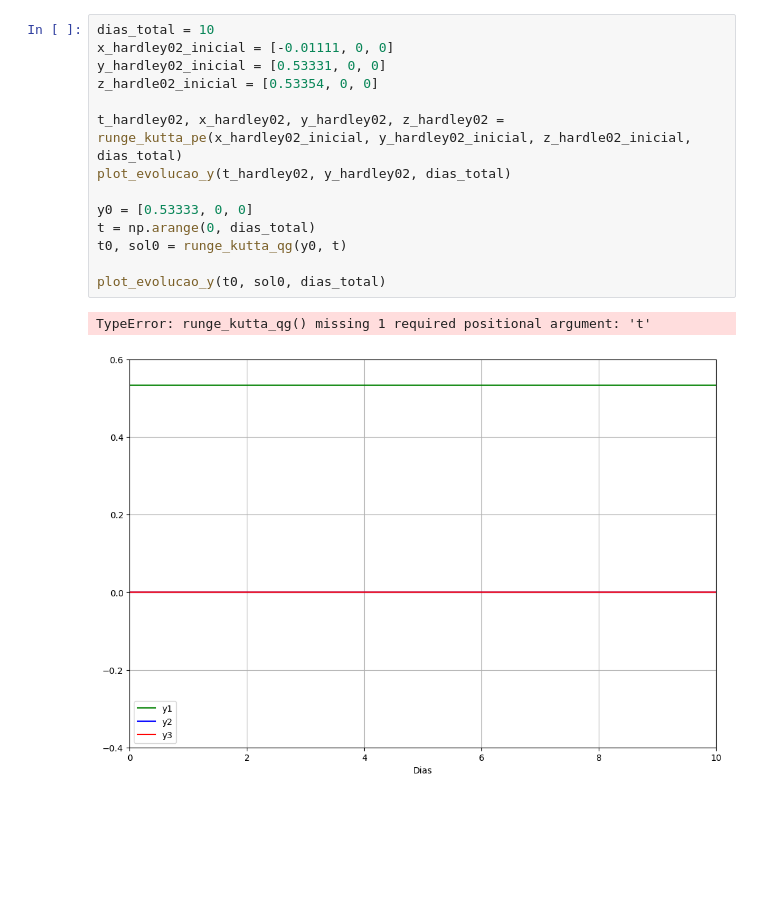
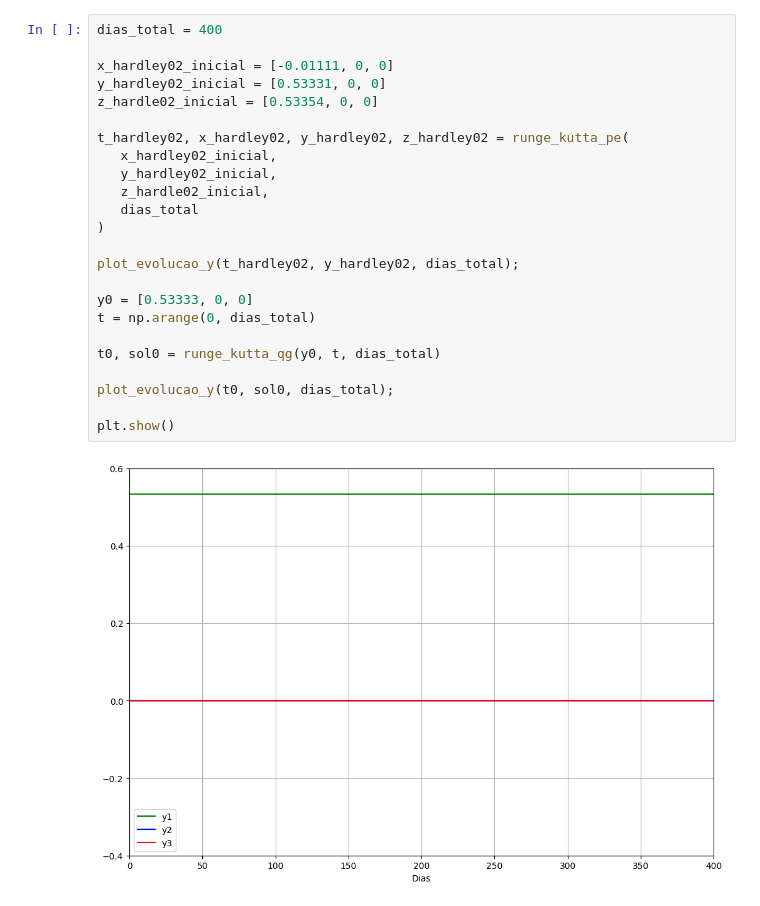
Before and after one commit to lucasamtaylor01/Lorenz80, a Jupyter notebook: 01_src/simulations.ipynb, the cells around one changed output. Drawn from its saved outputs; the diff is of its cells as text; blank space fills up the shorter version.

```diff
--- a/01_src/simulations.ipynb
+++ b/01_src/simulations.ipynb
@@ -236,17 +259,26 @@ plot_y3y1(y_hardley01)
 # %%
-dias_total = 10
+dias_total = 400
+
 x_hardley02_inicial = [-0.01111, 0, 0]
 y_hardley02_inicial = [0.53331, 0, 0]
 z_hardle02_inicial = [0.53354, 0, 0]
 
-t_hardley02, x_hardley02, y_hardley02, z_hardley02 = runge_kutta_pe(x_hardley02_inicial, y_hardley02_inicial, z_hardle02_inicial, dias_total)
-plot_evolucao_y(t_hardley02, y_hardley02, dias_total)
+t_hardley02, x_hardley02, y_hardley02, z_hardley02 = runge_kutta_pe(
+   x_hardley02_inicial,
+   y_hardley02_inicial,
+   z_hardle02_inicial,
+   dias_total
+)
+
+plot_evolucao_y(t_hardley02, y_hardley02, dias_total);
 
 y0 = [0.53333, 0, 0]
 t = np.arange(0, dias_total)
-t0, sol0 = runge_kutta_qg(y0, t)
 
-plot_evolucao_y(t0, sol0, dias_total)
+t0, sol0 = runge_kutta_qg(y0, t, dias_total)
+
+plot_evolucao_y(t0, sol0, dias_total);
+
+plt.show()
 # %% [output]
-TypeError: runge_kutta_qg() missing 1 required positional argument: 't'
-[figure, old version]
+[figure, new version]
```
Also changed, not shown: parts of 7 cells of this notebook.
